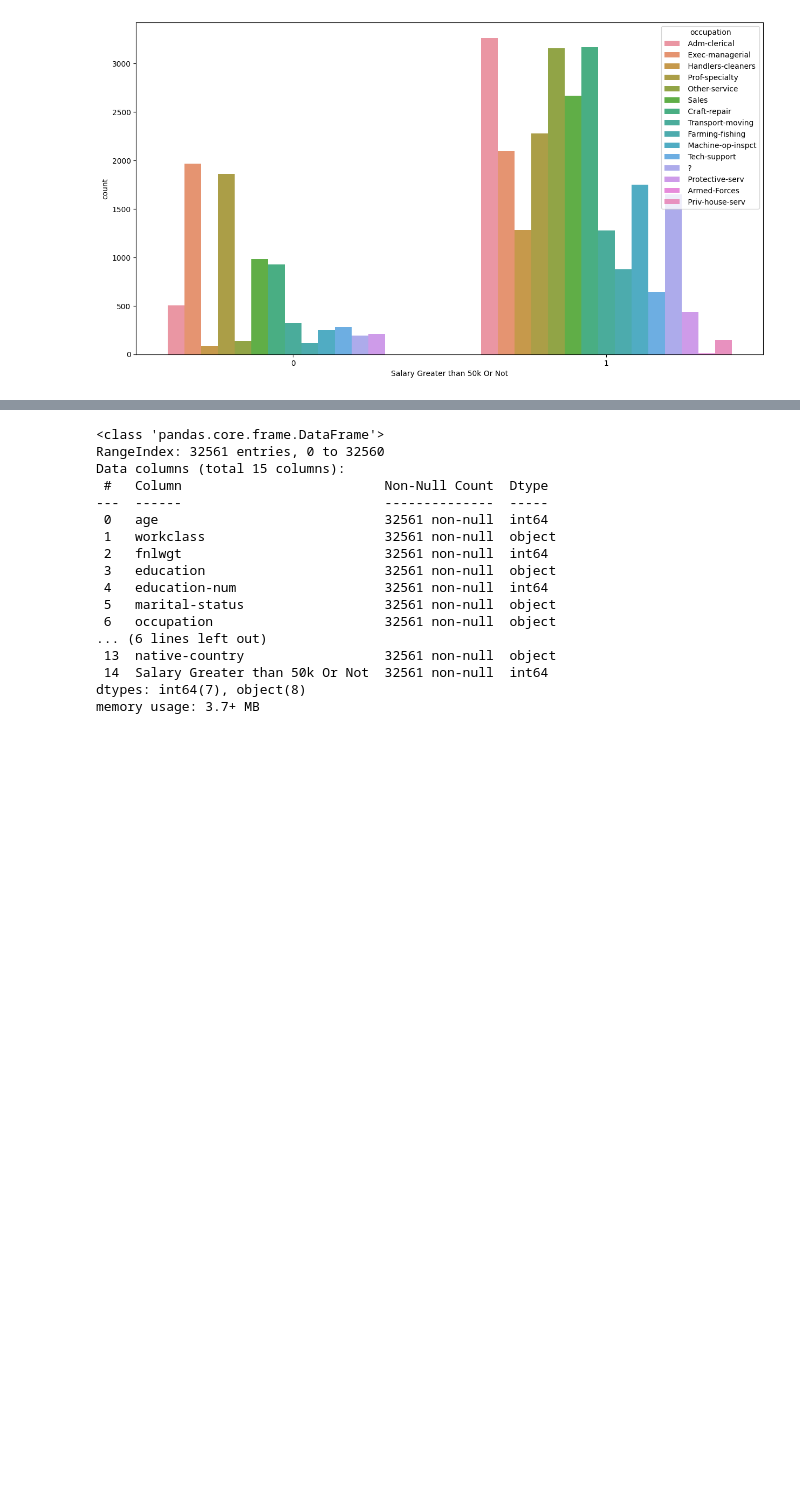
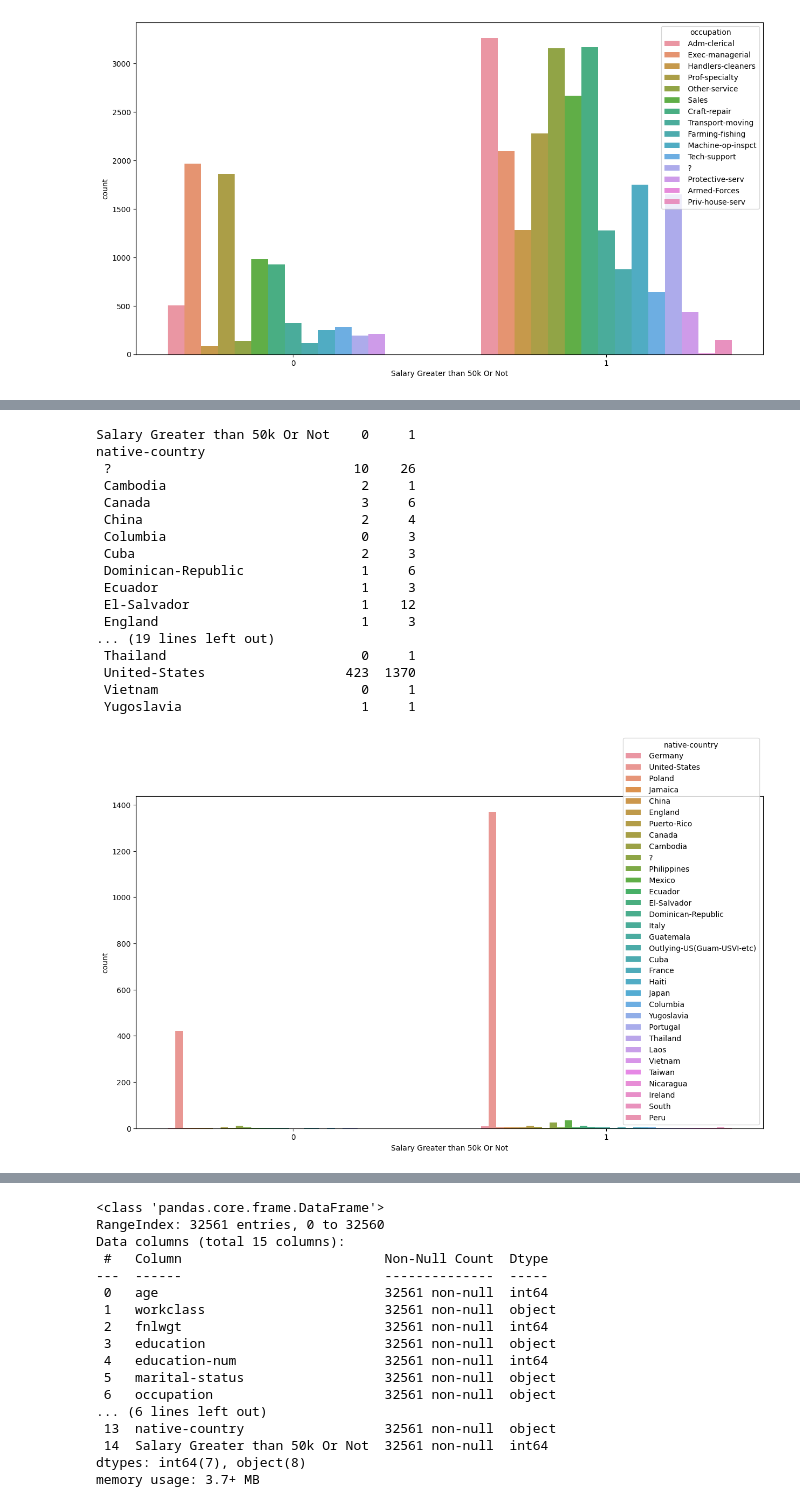
Before and after one commit to DPrakashMewari/BankClassification, a Jupyter notebook: notebook/Salary Classification.ipynb, the cells around one changed output, grey strips where cells are left out. Saved outputs shown, nothing was run; the diff lists cells and outputs as text; code cells hidden in the pictures; blank space fills up the shorter version.

```diff
--- a/notebook/Salary Classification.ipynb
+++ b/notebook/Salary Classification.ipynb
@@ -191,0 +204,24 @@ occupation
+# %%
+# Which Natives Country has salary greater than 50k or not !!
+BVA_categorical_plot(df.sample(2000),'native-country','Salary Greater than 50k Or Not')
+
+# US Natives are More Number of percentage those has < 50k salary
+# %% [output]
+Salary Greater than 50k Or Not    0     1
+native-country
+ ?                               10    26
+ Cambodia                         2     1
+ Canada                           3     6
+ China                            2     4
+ Columbia                         0     3
+ Cuba                             2     3
+ Dominican-Republic               1     6
+ Ecuador                          1     3
+ El-Salvador                      1    12
+ England                          1     3
+... (19 lines left out)
+ Thailand                         0     1
+ United-States                  423  1370
+ Vietnam                          0     1
+ Yugoslavia                       1     1
+[figure, added]
```
Also changed, not shown: parts of 6 cells of this notebook.
